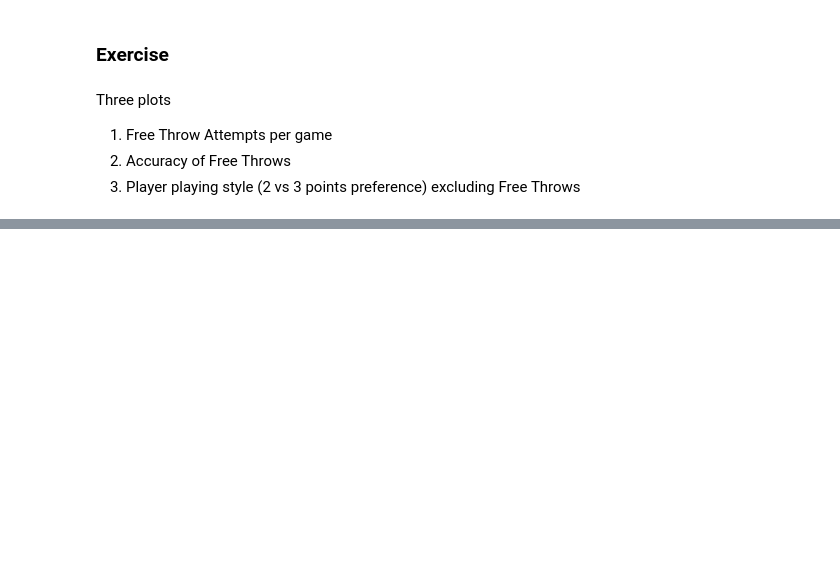
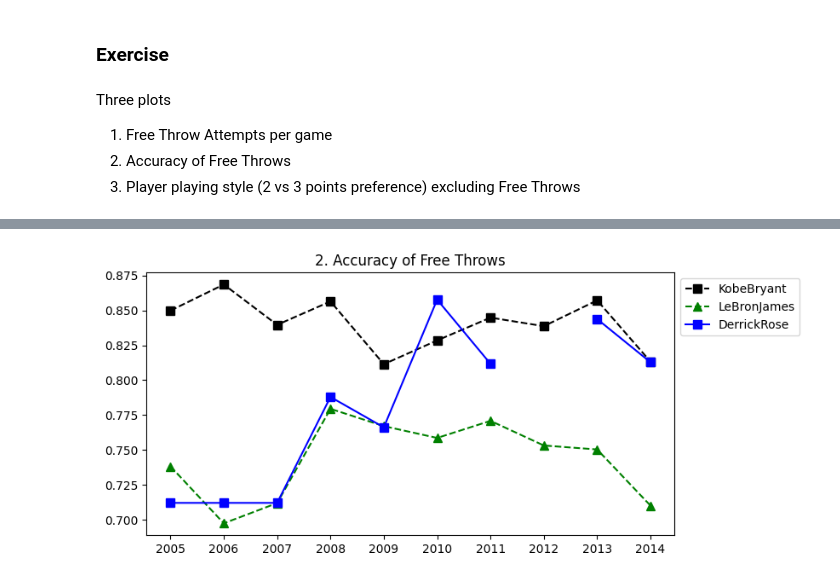
Before and after one commit to charlessyncvsc/pythonaz, a Jupyter notebook: Chap4.ipynb, the cells around one changed output, grey strips where cells are left out. Drawn from its saved outputs; the diff is of its cells as text; code cells hidden in the pictures; blank space fills up the shorter version.

```diff
--- a/Chap4.ipynb
+++ b/Chap4.ipynb
@@ -362,0 +367,8 @@ myplot(Salary, ["KobeBryant","LeBronJames", "DerrickRose"])
+# %%
+myplot(np.array(FreeThrows)/np.array(FreeThrowAttempts), ["KobeBryant","LeBronJames", "DerrickRose"], label='2. Accuracy of Free Throws')
+
+# np.array(FreeThrows)/np.array(FreeThrowAttempts)
+# FreeThrowAttempts
+# Games
+# %% [output]
+[figure, added]
```
Also changed, not shown: parts of 4 cells of this notebook, 6 other files.
